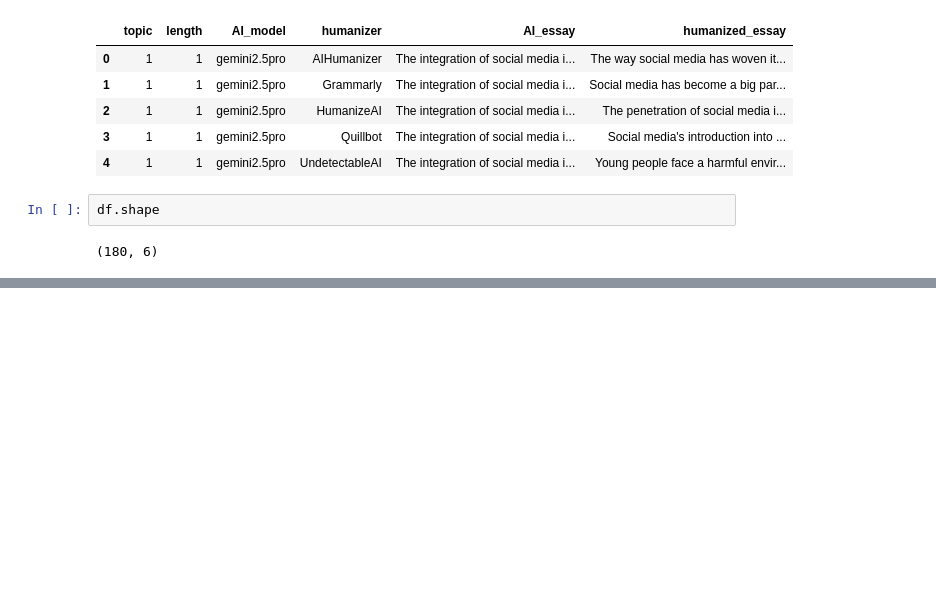
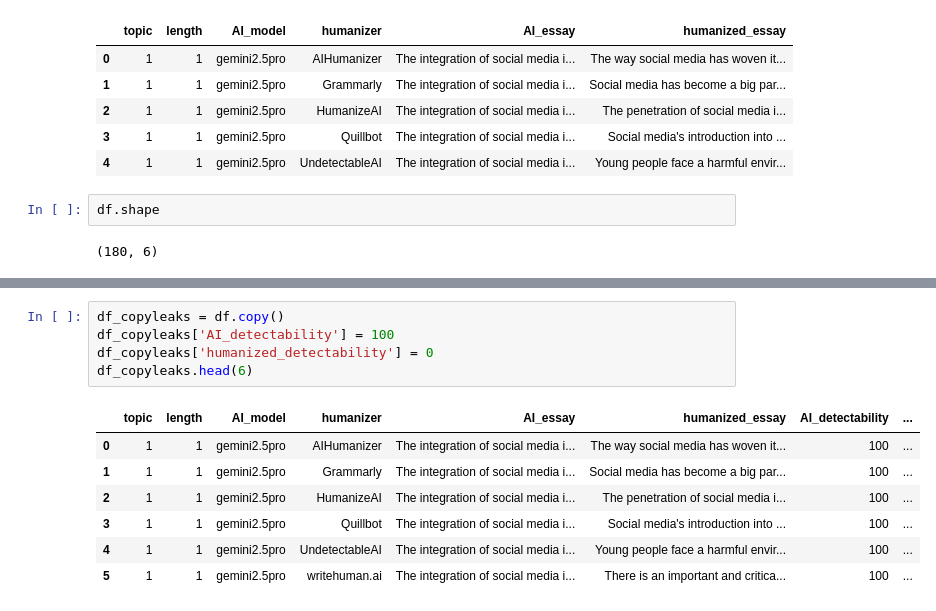
Before and after one commit to warit-tee/FYP, a Jupyter notebook: detectability/detect-results.ipynb, the cells around one changed output, grey strips where cells are left out. Drawn from its saved outputs; the diff is of its cells as text; blank space fills up the shorter version.

```diff
--- a/detectability/detect-results.ipynb
+++ b/detectability/detect-results.ipynb
@@ -22,0 +25,13 @@ df.loc[0, 'AI_essay']
+# %%
+df_copyleaks = df.copy()
+df_copyleaks['AI_detectability'] = 100
+df_copyleaks['humanized_detectability'] = 0
+df_copyleaks.head(6)
+# %% [output]
+|  | topic | length | AI_model | humanizer | AI_essay | humanized_essay | AI_detectability | ... |
+| 0 | 1 | 1 | gemini2.5pro | AIHumanizer | The integration of social media i... | The way social media has woven it... | 100 | ... |
+| 1 | 1 | 1 | gemini2.5pro | Grammarly | The integration of social media i... | Social media has become a big par... | 100 | ... |
+| 2 | 1 | 1 | gemini2.5pro | HumanizeAI | The integration of social media i... | The penetration of social media i... | 100 | ... |
+| 3 | 1 | 1 | gemini2.5pro | Quillbot | The integration of social media i... | Social media's introduction into ... | 100 | ... |
+| 4 | 1 | 1 | gemini2.5pro | UndetectableAI | The integration of social media i... | Young people face a harmful envir... | 100 | ... |
+| 5 | 1 | 1 | gemini2.5pro | writehuman.ai | The integration of social media i... | There is an important and critica... | 100 | ... |
```
Also changed, not shown: parts of 24 cells of this notebook, 5 other files.
